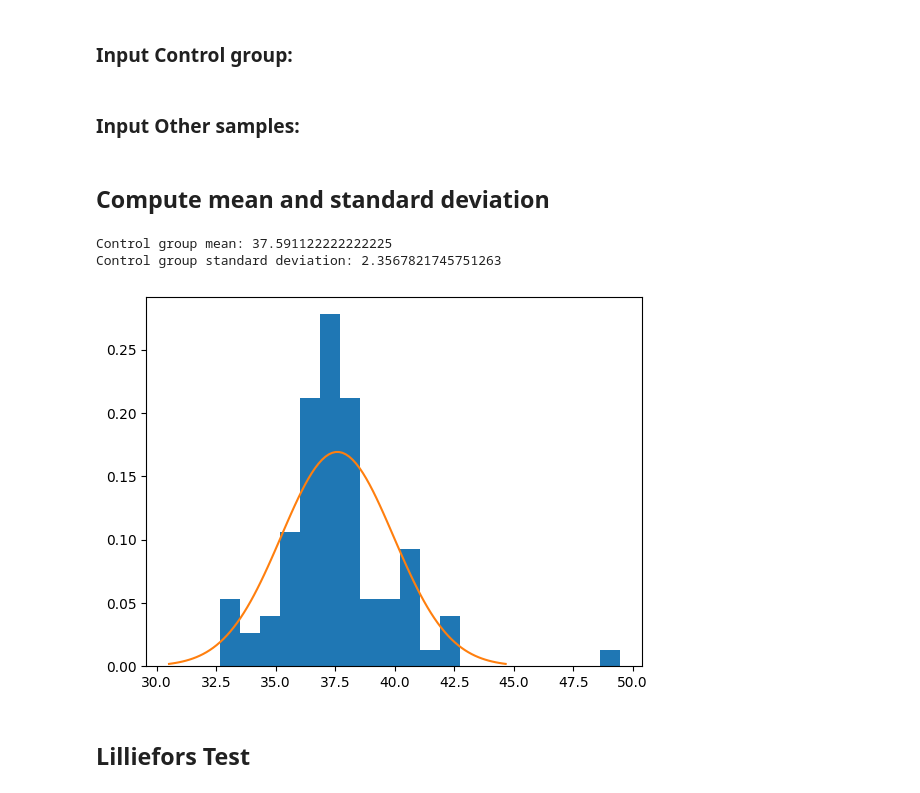
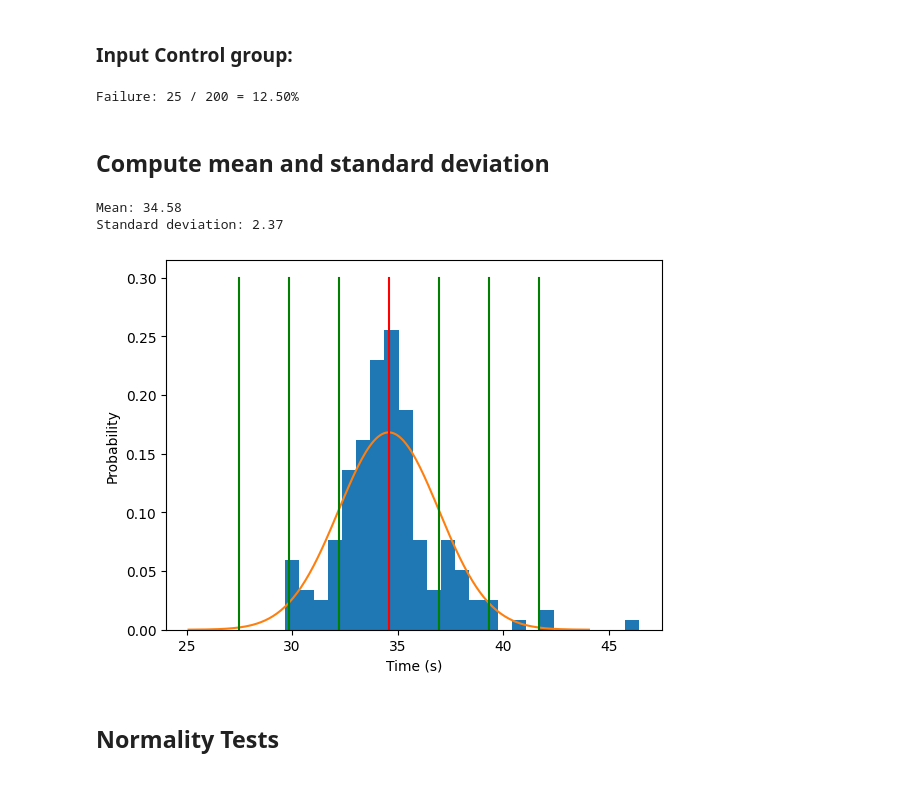
Before and after one commit to Lucas-Pardo/RT2_Assignment_3, a Jupyter notebook: Project/Statistics.ipynb, the cells around one changed output. Saved outputs shown, nothing was run; the diff lists cells and outputs as text; code cells hidden in the pictures.

```diff
--- a/Project/Statistics.ipynb
+++ b/Project/Statistics.ipynb
@@ -8,7 +11,7 @@ import matplotlib.pyplot as plt
 # %% [markdown]
 ## Input data
 # %%
-def input_data(file):
+def input_data(file, red=False):
     good_runs = []
     failed_runs = 0
     with open(file, "r") as f:
@@ -17,12 +20,15 @@ def input_data(file):
             res = list(map(float, line.split(",")))
             if res[1] < 0:
                 failed_runs += 1
+            elif red:
+                good_runs.append(res[0] - res[1])
             else:
                 good_runs.append(res[0])
     return np.array(good_runs), failed_runs
 # %% [markdown]
 ### Input Control group:
 # %%
-cgr, cfr = input_data("data/base_10.txt")
+cgr, cfr = input_data("data/base_10.txt", True)
+print(f"Failure: {cfr} / {len(cgr)+cfr} = {cfr/(len(cgr)+cfr):.2%}")
+# %% [output]
+Failure: 25 / 200 = 12.50%
-# %% [markdown]
-### Input Other samples:
@@ -31,24 +35,32 @@ gr, fr = input_data("data/random_10.txt")
 # %% [markdown]
 ## Compute mean and standard deviation
-# %%
-
-cmean = np.mean(cgr)
-cstd = np.std(cgr)
-
-print("Control group mean:", cmean)
-print("Control group standard deviation:", cstd)
-
-x = np.linspace(cmean - 3 * cstd, cmean + 3 * cstd, 100)
-
-%matplotlib inline
-
-cdensity = plt.hist(cgr, bins=20, density=True)
-plt.plot(x, stats.norm.pdf(x, cmean, cstd))
-plt.show()
-# %% [output]
-Control group mean: 37.591122222222225
-Control group standard deviation: 2.3567821745751263
-[figure, removed]
-# %% [markdown]
-## Lilliefors Test
+# %%
+
+def plot_data(data):
+    cmean = np.mean(data)
+    cstd = np.std(data)
+
+    print(f"Mean: {cmean:.2f}")
+    print(f"Standard deviation: {cstd:.2f}")
+
+    x = np.linspace(cmean - 4 * cstd, cmean + 4 * cstd, 200)
+
+    plt.clf()
+    plt.hist(data, bins=25, density=True)
+    plt.plot(x, stats.norm.pdf(x, cmean, cstd))
+    plt.xlabel("Time (s)")
+    plt.ylabel("Probability")
+    plt.plot([cmean for i in range(10)], np.linspace(0, 0.3, 10), "r")
+    for n in range(1, 4):
+        plt.plot([cmean - n * cstd for i in range(10)], np.linspace(0, 0.3, 10), "g")
+        plt.plot([cmean + n * cstd for i in range(10)], np.linspace(0, 0.3, 10), "g")
+    plt.show()
+
+plot_data(cgr)
+# %% [output]
+Mean: 34.58
+Standard deviation: 2.37
+[figure, added]
+# %% [markdown]
+## Normality Tests
 # %%
```
Also changed, not shown: parts of 16 cells of this notebook, 24 other files.
